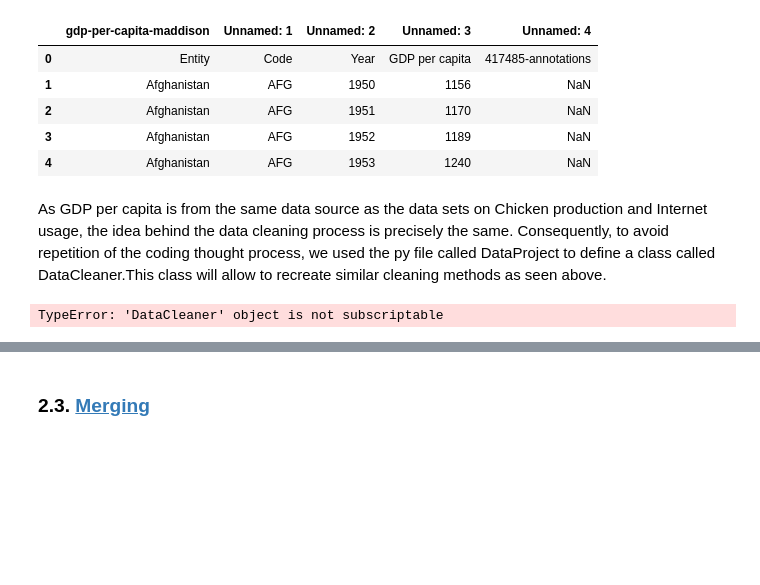
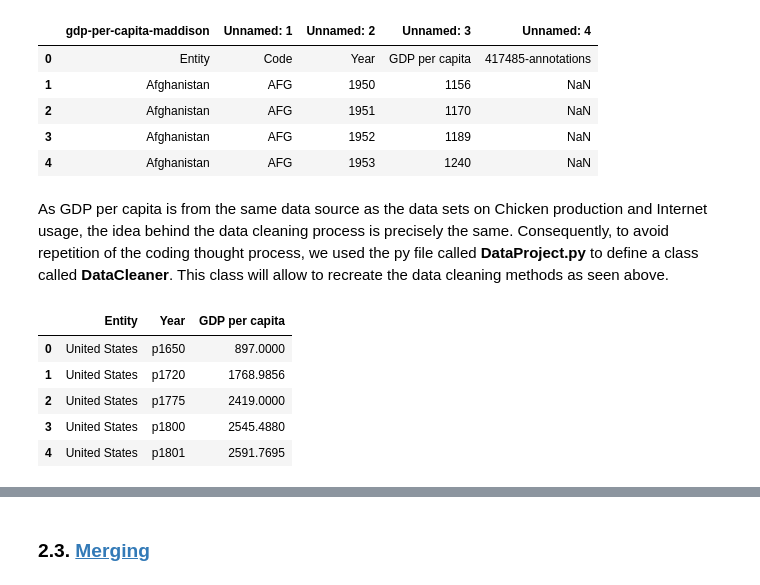
Before and after one commit to NumEconCopenhagen/projects-2024-isabel_nicole_snorri, a Jupyter notebook: dataproject/Data_BELI_PART.ipynb, the cells around one changed output, grey strips where cells are left out. Saved outputs shown, nothing was run; the diff lists cells and outputs as text; code cells hidden in the pictures; blank space fills up the shorter version.

```diff
--- a/dataproject/Data_BELI_PART.ipynb
+++ b/dataproject/Data_BELI_PART.ipynb
@@ -337,17 +337,25 @@ pd.read_excel(filename3).head(5)
 | 3 | Afghanistan | AFG | 1952 | 1189 | NaN |
 | 4 | Afghanistan | AFG | 1953 | 1240 | NaN |
 # %% [markdown]
-As GDP per capita is from the same data source as the data sets on Chicken production and Internet usage, the idea behind the data cleaning process is precisely the same. Consequently, to avoid repetition of the coding thought process, we used the py file called DataProject to define a class called DataCleaner.This class will allow to recreate similar cleaning methods as seen above.
+As GDP per capita is from the same data source as the data sets on Chicken production and Internet usage, the idea behind the data cleaning process is precisely the same. Consequently, to avoid repetition of the coding thought process, we used the py file called **DataProject.py** to define a class called **DataCleaner**. This class will allow to recreate the data cleaning methods as seen above.
 # %%
 from DataProject import DataCleaner
 
-# Clean data for the GDP data
+# Clean GDP data
 gdp_cleaner = DataCleaner(filename3, skip_rows=1)
 gdp_cleaner.drop_columns(['Code','417485-annotations'])
 gdp_cleaner.new_year_name()
+gdp_cleaner.keep_rows('Entity','United States')
+gdp_cleaner.drop_missing_values()
+gdp_cleaner.restart_index()
 gdp_data = gdp_cleaner.get_cleaned_data()
 
-# Print the cleaned GDP data
+
 gdp_data.head()
 # %% [output]
-TypeError: 'DataCleaner' object is not subscriptable
+|  | Entity | Year | GDP per capita |
+| 0 | United States | p1650 | 897.0000 |
+| 1 | United States | p1720 | 1768.9856 |
+| 2 | United States | p1775 | 2419.0000 |
+| 3 | United States | p1800 | 2545.4880 |
+| 4 | United States | p1801 | 2591.7695 |
```
Also changed, not shown: parts of 26 cells of this notebook, 1 other file.
